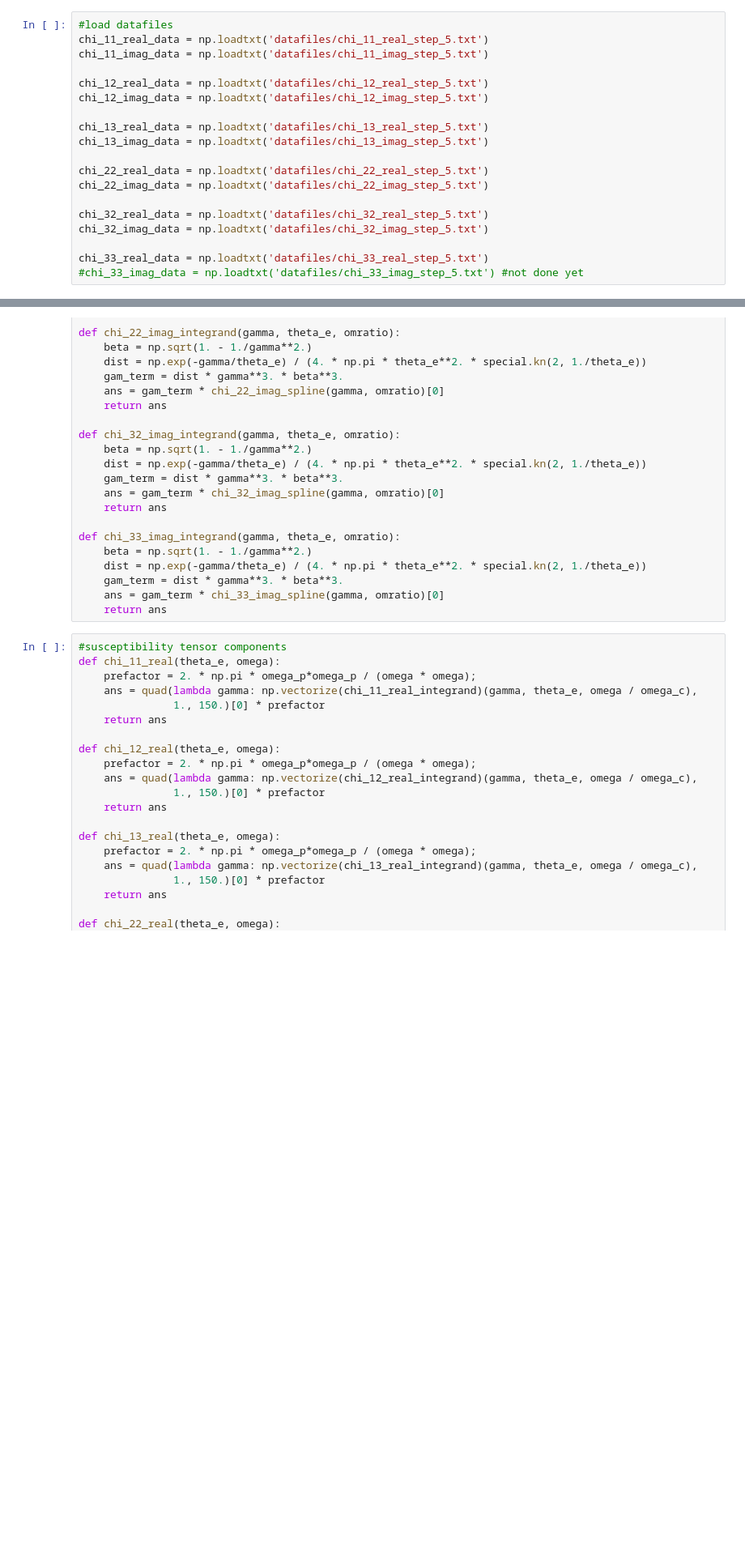
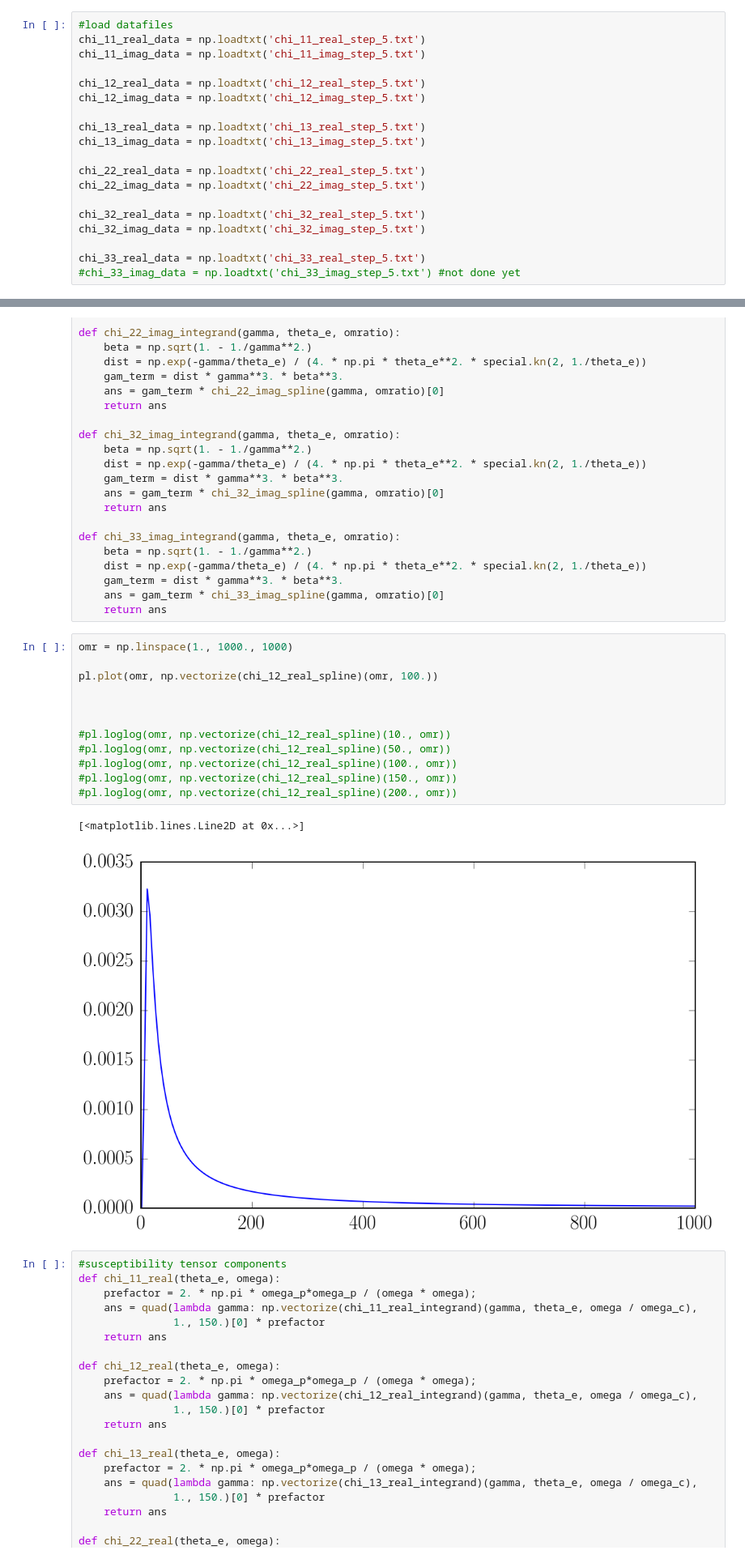
Before and after one commit to aapandy2/dielectric_tensor_tests, a Jupyter notebook: chi_spline_calc/spline_fit.ipynb, the cells around one changed output, grey strips where cells are left out. Shown at 81% size. Cells and saved outputs as stored; diff of their text form; blank space fills up the shorter version.

```diff
--- a/chi_spline_calc/spline_fit.ipynb
+++ b/chi_spline_calc/spline_fit.ipynb
@@ -35,23 +35,23 @@ pl.rcParams['ytick.labelsize']  = 'large'
 pl.rcParams['ytick.direction']  = 'in'
 # %%
 #load datafiles
-chi_11_real_data = np.loadtxt('datafiles/chi_11_real_step_5.txt')
-chi_11_imag_data = np.loadtxt('datafiles/chi_11_imag_step_5.txt')
+chi_11_real_data = np.loadtxt('chi_11_real_step_5.txt')
+chi_11_imag_data = np.loadtxt('chi_11_imag_step_5.txt')
 
-chi_12_real_data = np.loadtxt('datafiles/chi_12_real_step_5.txt')
-chi_12_imag_data = np.loadtxt('datafiles/chi_12_imag_step_5.txt')
+chi_12_real_data = np.loadtxt('chi_12_real_step_5.txt')
+chi_12_imag_data = np.loadtxt('chi_12_imag_step_5.txt')
 
-chi_13_real_data = np.loadtxt('datafiles/chi_13_real_step_5.txt')
-chi_13_imag_data = np.loadtxt('datafiles/chi_13_imag_step_5.txt')
+chi_13_real_data = np.loadtxt('chi_13_real_step_5.txt')
+chi_13_imag_data = np.loadtxt('chi_13_imag_step_5.txt')
 
-chi_22_real_data = np.loadtxt('datafiles/chi_22_real_step_5.txt')
-chi_22_imag_data = np.loadtxt('datafiles/chi_22_imag_step_5.txt')
+chi_22_real_data = np.loadtxt('chi_22_real_step_5.txt')
+chi_22_imag_data = np.loadtxt('chi_22_imag_step_5.txt')
 
-chi_32_real_data = np.loadtxt('datafiles/chi_32_real_step_5.txt')
-chi_32_imag_data = np.loadtxt('datafiles/chi_32_imag_step_5.txt')
+chi_32_real_data = np.loadtxt('chi_32_real_step_5.txt')
+chi_32_imag_data = np.loadtxt('chi_32_imag_step_5.txt')
 
-chi_33_real_data = np.loadtxt('datafiles/chi_33_real_step_5.txt')
-#chi_33_imag_data = np.loadtxt('datafiles/chi_33_imag_step_5.txt') #not done yet
+chi_33_real_data = np.loadtxt('chi_33_real_step_5.txt')
+#chi_33_imag_data = np.loadtxt('chi_33_imag_step_5.txt') #not done yet
 # %%
 #generate spline fits
 
@@ -183,6 +183,21 @@ def chi_33_imag_integrand(gamma, theta_e, omratio):
     gam_term = dist * gamma**3. * beta**3.
     ans = gam_term * chi_33_imag_spline(gamma, omratio)[0]
     return ans
+# %%
+omr = np.linspace(1., 1000., 1000)
+
+pl.plot(omr, np.vectorize(chi_12_real_spline)(omr, 100.))
+
+
+
+#pl.loglog(omr, np.vectorize(chi_12_real_spline)(10., omr))
+#pl.loglog(omr, np.vectorize(chi_12_real_spline)(50., omr))
+#pl.loglog(omr, np.vectorize(chi_12_real_spline)(100., omr))
+#pl.loglog(omr, np.vectorize(chi_12_real_spline)(150., omr))
+#pl.loglog(omr, np.vectorize(chi_12_real_spline)(200., omr))
+# %% [output]
+[<matplotlib.lines.Line2D at 0x...>]
+[figure, added]
 # %%
 #susceptibility tensor components
 def chi_11_real(theta_e, omega):
```
Also changed, not shown: parts of 2 cells of this notebook, 3 other files.
